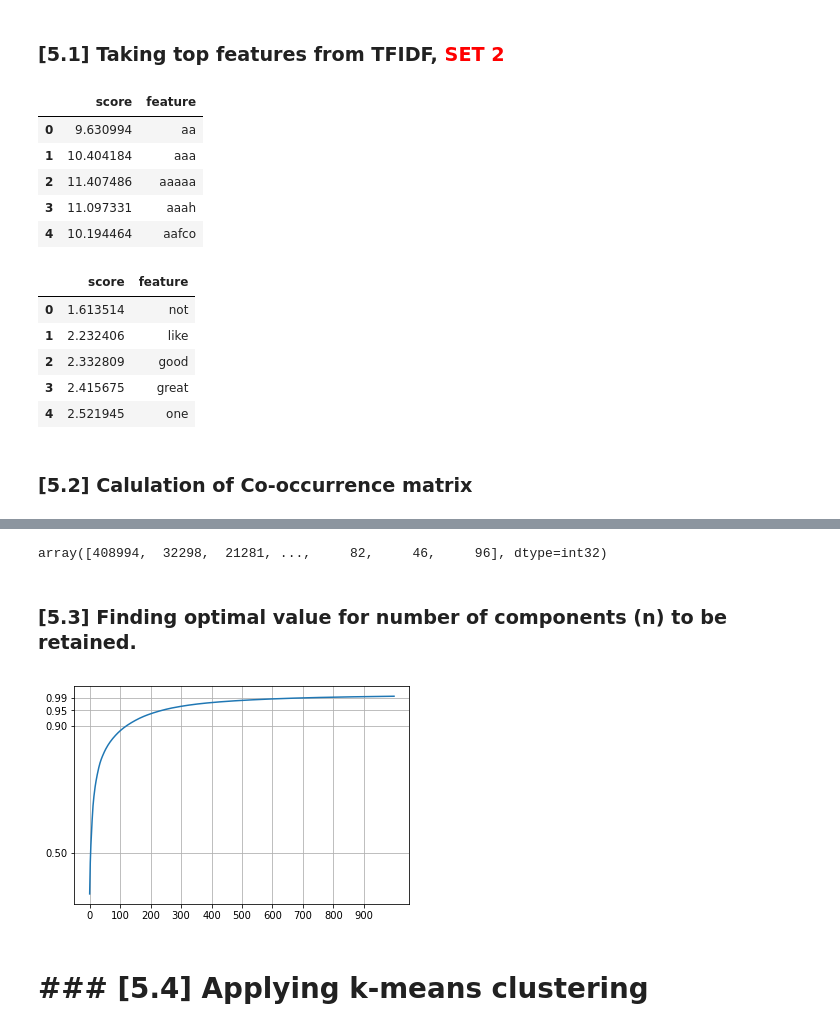
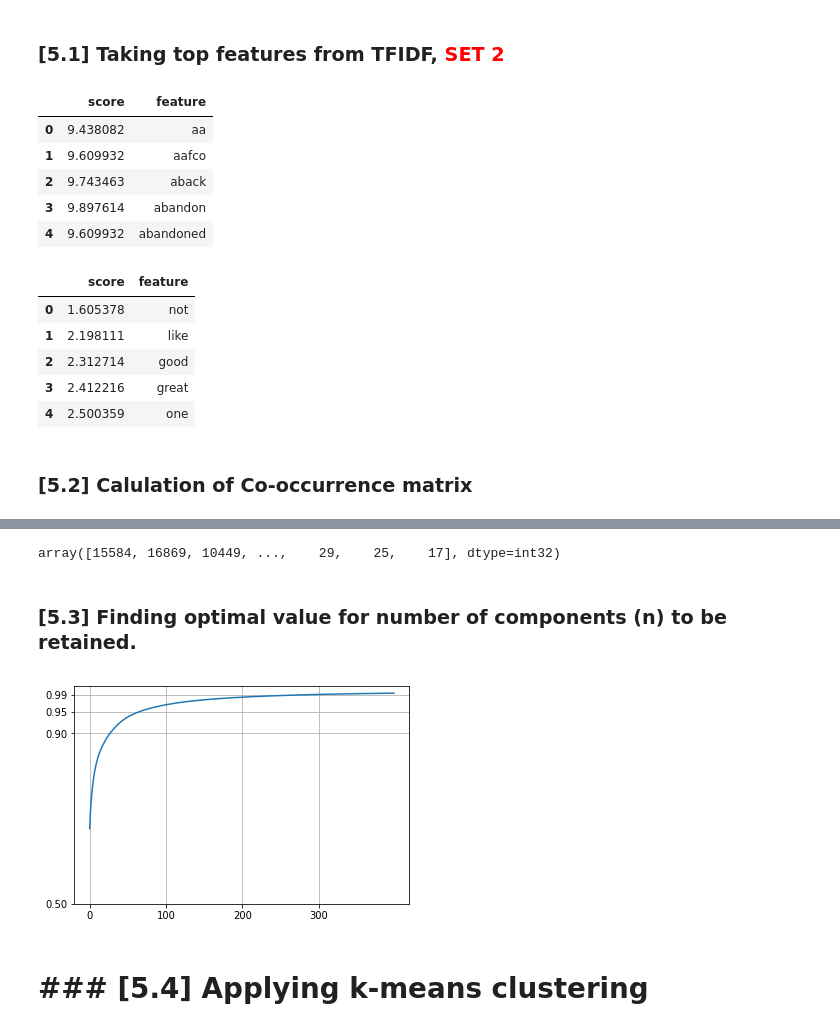
Before and after one commit to data-science-and-machine-learning/amazon-fine-food-reviews-K-means, a Jupyter notebook: Amazon_Fine_Food_Reviews_Analysis_Truncated_SVD.ipynb, the cells around one changed output, grey strips where cells are left out. Saved outputs shown, nothing was run; the diff lists cells and outputs as text; code cells hidden in the pictures.

```diff
--- a/Amazon_Fine_Food_Reviews_Analysis_Truncated_SVD.ipynb
+++ b/Amazon_Fine_Food_Reviews_Analysis_Truncated_SVD.ipynb
@@ -108,7 +114,7 @@ con = sqlite3.connect('content/database.sqlite')
 # filtered_data = pd.read_sql_query(""" SELECT * FROM Reviews WHERE Score != 3 LIMIT 500000""", con)
 # for tsne assignment you can take 5k data points
 
-filtered_data = pd.read_sql_query(""" SELECT * FROM Reviews WHERE Score != 3""", con)
+filtered_data = pd.read_sql_query(""" SELECT * FROM Reviews WHERE Score != 3 LIMIT 100000""", con)
 
 # Give reviews with Score>3 a positive rating(1), and reviews with a score<3 a negative rating(0).
 def partition(x):
@@ -603,11 +605,11 @@ feature_score= pd.DataFrame(columns= ['score', 'feature'], data= list(zip(scores
 feature_score.head(5)
 # %% [output]
 |  | score | feature |
-| 0 | 9.630994 | aa |
-| 1 | 10.404184 | aaa |
-| 2 | 11.407486 | aaaaa |
-| 3 | 11.097331 | aaah |
-| 4 | 10.194464 | aafco |
+| 0 | 9.438082 | aa |
+| 1 | 9.609932 | aafco |
+| 2 | 9.743463 | aback |
+| 3 | 9.897614 | abandon |
+| 4 | 9.609932 | abandoned |
 # %%
 feature_score.sort_values('score', inplace=True)
 feature_score= feature_score.reset_index()
@@ -616,11 +618,11 @@ feature_score= feature_score.head(3000)
 feature_score.head(5)
 # %% [output]
 |  | score | feature |
-| 0 | 1.613514 | not |
-| 1 | 2.232406 | like |
-| 2 | 2.332809 | good |
-| 3 | 2.415675 | great |
-| 4 | 2.521945 | one |
+| 0 | 1.605378 | not |
+| 1 | 2.198111 | like |
+| 2 | 2.312714 | good |
+| 3 | 2.412216 | great |
+| 4 | 2.500359 | one |
 # %%
 #feature_score.iloc[0].feature
 hash_map={}
@@ -633,12 +635,15 @@ for i in range(feature_score.shape[0]):
 # %%
 matrix = np.zeros((3000,3000))
 np.shape(matrix)
+
+window= list(range(-3, 3))
+window.remove(0)
 
 from tqdm import tqdm_notebook as tqdm
 for review in tqdm(preprocessed_reviews):
   words= review.split()
   for i in range(len(words)):
-    for j in range(-3, 3):
+    for j in window:
       try:
         # using try because its obvious to get exception while operating boundary words of the document.
         # getting coordinates of 5 words 2 words of the left of the word and 2 words on the right of the word. We can change the window sizes
@@ -646,6 +651,7 @@ for review in tqdm(preprocessed_reviews):
         x= hash_map[words[i]] # get importance index from the features-scores dataframe
         y= hash_map[words[i+j]] # get importance index from the features-scores dataframe
         matrix[x,y] += 1
+        matrix[y,x] += 1
       except:
         pass
 # %% [output]
@@ -653,25 +659,26 @@ for review in tqdm(preprocessed_reviews):
 # %%
 matrix[0,:].astype('int32')
 # %% [output]
-array([408994,  32298,  21281, ...,     82,     46,     96], dtype=int32)
+array([15584, 16869, 10449, ...,    29,    25,    17], dtype=int32)
 # %% [markdown]
 ### [5.3] Finding optimal value for number of components (n) to be retained.
 # %%
 # Please write all the code with proper documentation
 from sklearn.decomposition import TruncatedSVD
 
-svd= TruncatedSVD(n_components= 1000)
+svd= TruncatedSVD(n_components= 400)
 svd.fit(matrix)
 explained_variance= np.cumsum(svd.explained_variance_ratio_)
 plt.plot(explained_variance)
 plt.yticks([0.5, 0.9, 0.95, 0.99])
-plt.xticks([i*100 for i in range(10)])
+plt.xticks([i*100 for i in range(4)])
 plt.grid()
 
-# 90, 95% of the variance is explained by just 120 and 250 components respectively
-# we will choose 250 components as the optimim value for SVD
+# 95% of the variance is explained by just 100 components for coocurance matrix and window of 5
+# raising window size to 7 raised explained variance ratio and 95% is achieved using only 50 components.
+# we will choose 200 components as the optimim value for SVD
 # %% [output]
-[figure, old version]
+[figure, new version]
 # %% [markdown]
 # ### [5.4] Applying k-means clustering
 # %%
```
Also changed, not shown: parts of 25 cells of this notebook.
